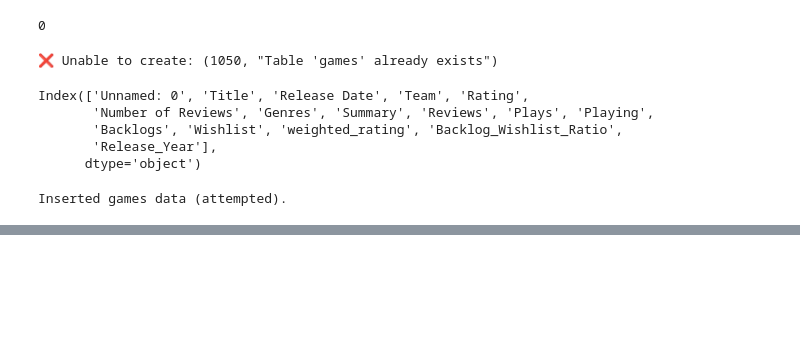
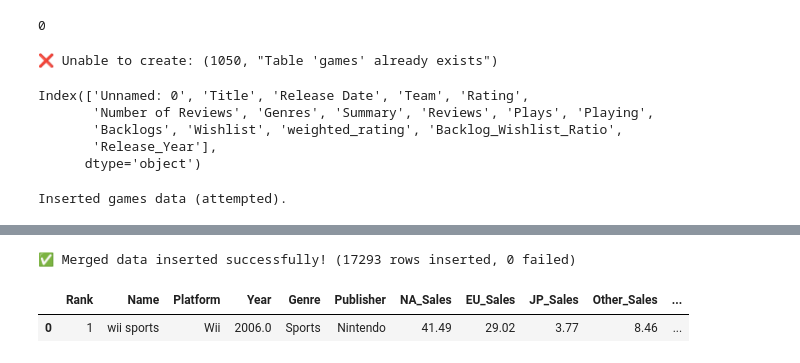
Before and after one commit to nkumar1401/Eda_salesandgames, a Jupyter notebook: edas_salesandgames.ipynb, the cells around one changed output, grey strips where cells are left out. Cells and saved outputs as stored; diff of their text form; code cells hidden in the pictures; blank space fills up the shorter version.

```diff
--- a/edas_salesandgames.ipynb
+++ b/edas_salesandgames.ipynb
@@ -1021,0 +1063,53 @@ df_game.head(2)
+# %%
+import numpy as np
+
+def insert_merged_data(df_merged, cursor, conn):
+    # Replace NaN/NaT with None (so MySQL accepts them)
+    df_merged = df_merged.replace({np.nan: None})
+
+    query = """
+        INSERT INTO merged (
+            game_id, Title, Platform, Year, Genre, Publisher,
+            NA_Sales, EU_Sales, JP_Sales, Other_Sales, Global_Sales,
+            Rating, Plays, Wishlist, Backlogs
+        ) VALUES (%s, %s, %s, %s, %s, %s, %s, %s, %s, %s, %s, %s, %s, %s, %s)
+    """
+
+    count_success = 0
+    count_failed = 0
+
+    for _, row in df_merged.iterrows():
+        try:
+            cursor.execute(query, (
+                row.get('game_id'),
+                row.get('Title'),
+                row.get('Platform'),
+                row.get('Year'),
+                row.get('Genre'),
+                row.get('Publisher'),
+                row.get('NA_Sales'),
+                row.get('EU_Sales'),
+                row.get('JP_Sales'),
+                row.get('Other_Sales'),
+                row.get('Global_Sales'),
+                row.get('Rating'),
+                row.get('Plays'),
+                row.get('Wishlist'),
+                row.get('Backlogs'),
+            ))
+            count_success += 1
+        except Exception as e:
+            print(f"❌ Error inserting row: {e}")
+            count_failed += 1
+
+    conn.commit()
+    print(f"✅ Merged data inserted successfully! ({count_success} rows inserted, {count_failed} failed)")
+
+insert_merged_data(df_merged, cursor, conn)
+# %% [output]
+✅ Merged data inserted successfully! (17293 rows inserted, 0 failed)
+# %%
+df_merged.head(1)
+# %% [output]
+|  | Rank | Name | Platform | Year | Genre | Publisher | NA_Sales | EU_Sales | JP_Sales | Other_Sales | ... |
+| 0 | 1 | wii sports | Wii | 2006.0 | Sports | Nintendo | 41.49 | 29.02 | 3.77 | 8.46 | ... |
```
Also changed, not shown: parts of 12 cells of this notebook, 3 other files.
